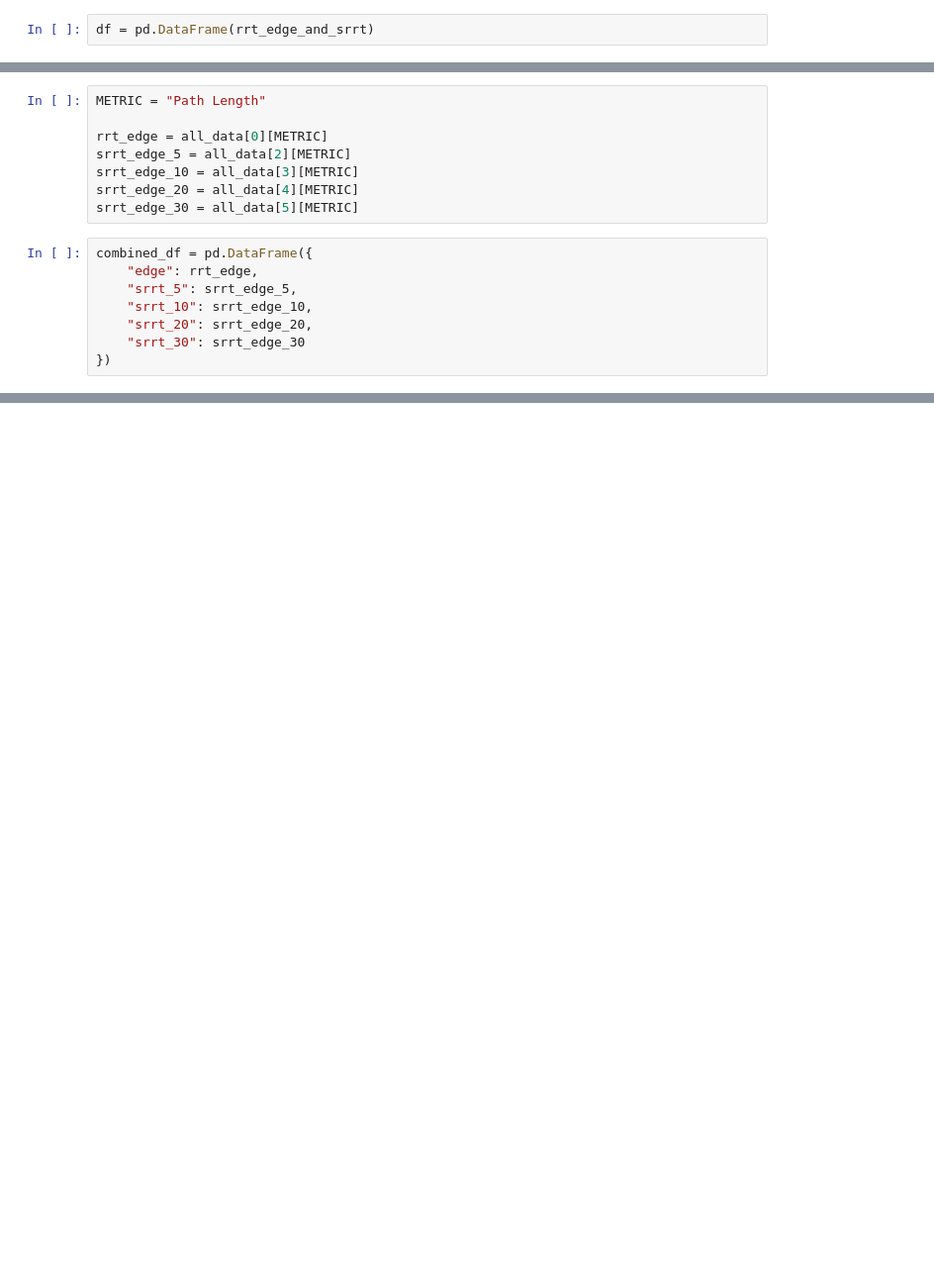
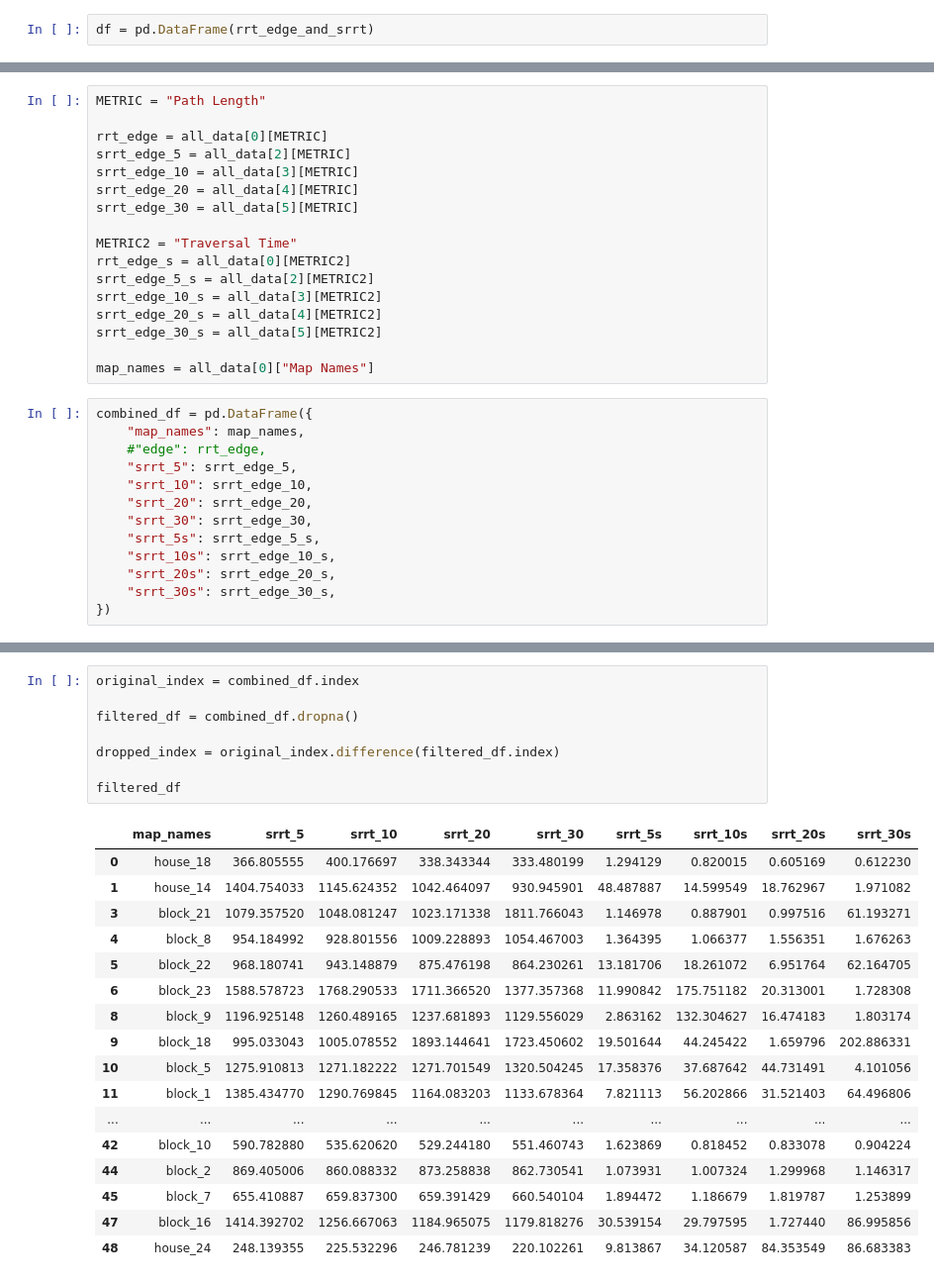
Before and after one commit to cameronstackhouse/PathPlanning, a Jupyter notebook: src/Evaluation/dynamic-2d/analysis.ipynb, the cells around one changed output, grey strips where cells are left out. Shown at 99% size. Drawn from its saved outputs; the diff is of its cells as text; blank space fills up the shorter version.

```diff
--- a/src/Evaluation/dynamic-2d/analysis.ipynb
+++ b/src/Evaluation/dynamic-2d/analysis.ipynb
@@ -65,11 +46,25 @@ srrt_edge_5 = all_data[2][METRIC]
 srrt_edge_10 = all_data[3][METRIC]
 srrt_edge_20 = all_data[4][METRIC]
 srrt_edge_30 = all_data[5][METRIC]
+
+METRIC2 = "Traversal Time"
+rrt_edge_s = all_data[0][METRIC2]
+srrt_edge_5_s = all_data[2][METRIC2]
+srrt_edge_10_s = all_data[3][METRIC2]
+srrt_edge_20_s = all_data[4][METRIC2]
+srrt_edge_30_s = all_data[5][METRIC2]
+
+map_names = all_data[0]["Map Names"]
 # %%
 combined_df = pd.DataFrame({
-    "edge": rrt_edge,
+    "map_names": map_names,
+    #"edge": rrt_edge,
     "srrt_5": srrt_edge_5,
     "srrt_10": srrt_edge_10,
     "srrt_20": srrt_edge_20,
-    "srrt_30": srrt_edge_30
+    "srrt_30": srrt_edge_30,
+    "srrt_5s": srrt_edge_5_s,
+    "srrt_10s": srrt_edge_10_s,
+    "srrt_20s": srrt_edge_20_s,
+    "srrt_30s": srrt_edge_30_s,
 })
@@ -102,0 +71,26 @@ SyntaxError: f-string: unmatched '[' (<ipython-input-75-46929b6fdec5>, line 1)
+# %%
+original_index = combined_df.index
+
+filtered_df = combined_df.dropna()
+
+dropped_index = original_index.difference(filtered_df.index)
+
+filtered_df
+# %% [output]
+|  | map_names | srrt_5 | srrt_10 | srrt_20 | srrt_30 | srrt_5s | srrt_10s | srrt_20s | srrt_30s |
+| 0 | house_18 | 366.805555 | 400.176697 | 338.343344 | 333.480199 | 1.294129 | 0.820015 | 0.605169 | 0.612230 |
+| 1 | house_14 | 1404.754033 | 1145.624352 | 1042.464097 | 930.945901 | 48.487887 | 14.599549 | 18.762967 | 1.971082 |
+| 3 | block_21 | 1079.357520 | 1048.081247 | 1023.171338 | 1811.766043 | 1.146978 | 0.887901 | 0.997516 | 61.193271 |
+| 4 | block_8 | 954.184992 | 928.801556 | 1009.228893 | 1054.467003 | 1.364395 | 1.066377 | 1.556351 | 1.676263 |
+| 5 | block_22 | 968.180741 | 943.148879 | 875.476198 | 864.230261 | 13.181706 | 18.261072 | 6.951764 | 62.164705 |
+| 6 | block_23 | 1588.578723 | 1768.290533 | 1711.366520 | 1377.357368 | 11.990842 | 175.751182 | 20.313001 | 1.728308 |
+| 8 | block_9 | 1196.925148 | 1260.489165 | 1237.681893 | 1129.556029 | 2.863162 | 132.304627 | 16.474183 | 1.803174 |
+| 9 | block_18 | 995.033043 | 1005.078552 | 1893.144641 | 1723.450602 | 19.501644 | 44.245422 | 1.659796 | 202.886331 |
+| 10 | block_5 | 1275.910813 | 1271.182222 | 1271.701549 | 1320.504245 | 17.358376 | 37.687642 | 44.731491 | 4.101056 |
+| 11 | block_1 | 1385.434770 | 1290.769845 | 1164.083203 | 1133.678364 | 7.821113 | 56.202866 | 31.521403 | 64.496806 |
+| ... | ... | ... | ... | ... | ... | ... | ... | ... | ... |
+| 42 | block_10 | 590.782880 | 535.620620 | 529.244180 | 551.460743 | 1.623869 | 0.818452 | 0.833078 | 0.904224 |
+| 44 | block_2 | 869.405006 | 860.088332 | 873.258838 | 862.730541 | 1.073931 | 1.007324 | 1.299968 | 1.146317 |
+| 45 | block_7 | 655.410887 | 659.837300 | 659.391429 | 660.540104 | 1.894472 | 1.186679 | 1.819787 | 1.253899 |
+| 47 | block_16 | 1414.392702 | 1256.667063 | 1184.965075 | 1179.818276 | 30.539154 | 29.797595 | 1.727440 | 86.995856 |
+| 48 | house_24 | 248.139355 | 225.532296 | 246.781239 | 220.102261 | 9.813867 | 34.120587 | 84.353549 | 86.683383 |
```
Also changed, not shown: parts of 7 cells of this notebook.
